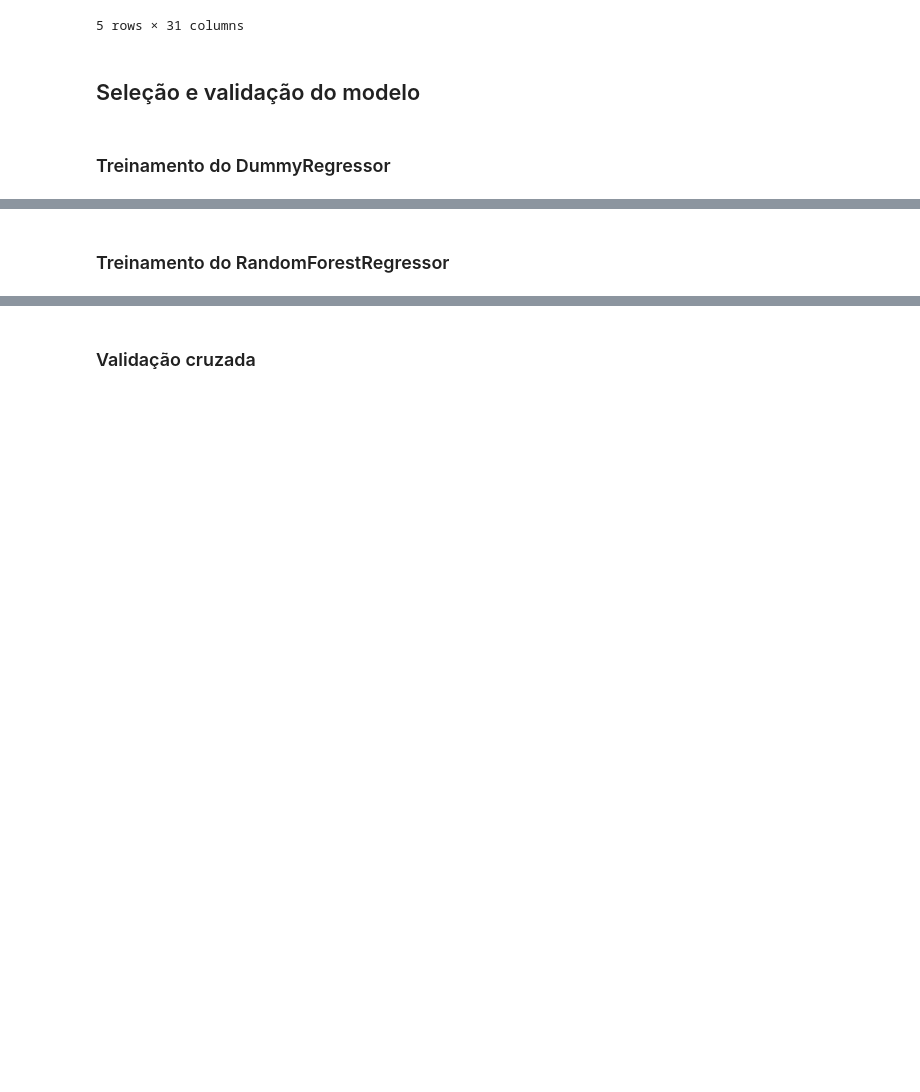
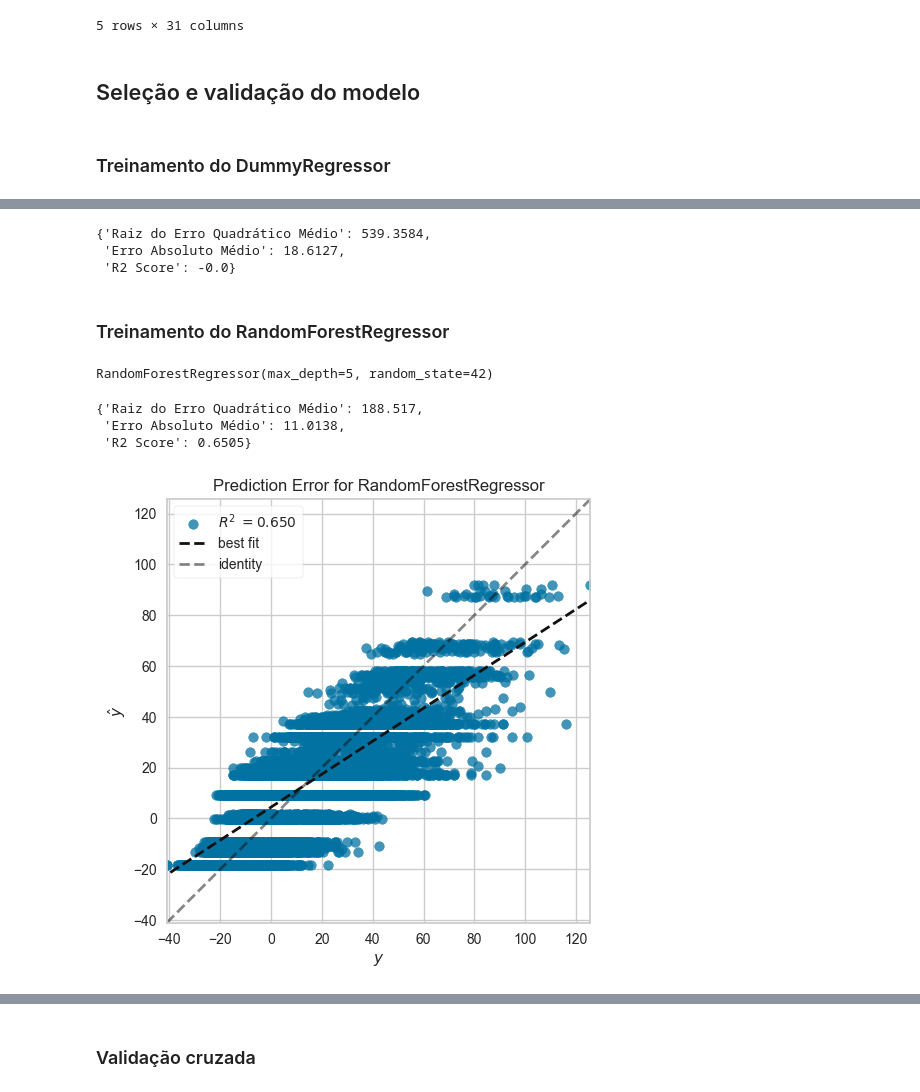
Before and after one commit to TheGabrielVieira/ia-prevendo-atrasos-de-voos, a Jupyter notebook: modelo_atraso_voo.ipynb, the cells around one changed output, grey strips where cells are left out. Saved outputs shown, nothing was run; the diff lists cells and outputs as text; code cells hidden in the pictures; blank space fills up the shorter version.

Commit message:
feat: train-baseline-and-random-forest-models-with-evaluation-and-cross-validation

```diff
--- a/modelo_atraso_voo.ipynb
+++ b/modelo_atraso_voo.ipynb
@@ -293,0 +297,4 @@ df_clean.head()
+# %%
+from sklearn.model_selection import train_test_split
+
+X_train, X_test, y_train, y_test = train_test_split(X, y, random_state=42)
@@ -293,0 +308,2 @@ df_clean.head()
+# %%
+y_pred_dummy = model_dummy.predict(X_test)
@@ -294,2 +326,45 @@ df_clean.head()
+# %%
+'''from sklearn.dummy import DummyRegressor
+
+estrategias = ["mean", "median", ("quantile", 0.25), ("constant", 10.0)]
+
+resultados = {}
+
+for estrategia in estrategias:
+    if isinstance(estrategia, tuple):
+        estrategia, valor = estrategia
+        if estrategia == "quantile":
+            model_dummy = DummyRegressor(strategy=estrategia, quantile=valor)
+        else:
+            model_dummy = DummyRegressor(strategy=estrategia, constant=valor)
+    else:
+        model_dummy = DummyRegressor(strategy=estrategia)
+
+    model_dummy.fit(X_train, y_train)
+
+    y_pred_dummy = model_dummy.predict(X_test)
+
+    metricas = calcular_metricas_regressao(y_test, y_pred_dummy)
+
+    resultados[estrategia] = metricas
+
+for estrategia, metricas in resultados.items():
+    print(f"Estratégia: {estrategia}")
+    for metrica, valor in metricas.items():
+        print(f"{metrica}: {valor}")
+    print("\n")'''
+# %%
+caculcar_lagura_regressao(y_test, y_pred_dummy)
+# %% [output]
+{'Raiz do Erro Quadrático Médio': 539.3584,
+ 'Erro Absoluto Médio': 18.6127,
+ 'R2 Score': -0.0}
 # %% [markdown]
 ### Treinamento do RandomForestRegressor
+# %%
+from sklearn.ensemble import RandomForestRegressor
+
+model_rf = RandomForestRegressor(max_depth=5, random_state=42)
+model_rf.fit(X_train, y_train)
+# %% [output]
+RandomForestRegressor(max_depth=5, random_state=42)
@@ -295,0 +373,12 @@ df_clean.head()
+# %%
+caculcar_lagura_regressao(y_test, y_pred_rf)
+# %% [output]
+{'Raiz do Erro Quadrático Médio': 188.517,
+ 'Erro Absoluto Médio': 11.0138,
+ 'R2 Score': 0.6505}
+# %%
+from yellowbrick.regressor import prediction_error
+
+visualizer = prediction_error(model_rf, X_train, y_train, X_test, y_test)
+# %% [output]
+[figure, added]
```
Also changed, not shown: parts of 8 cells of this notebook.
